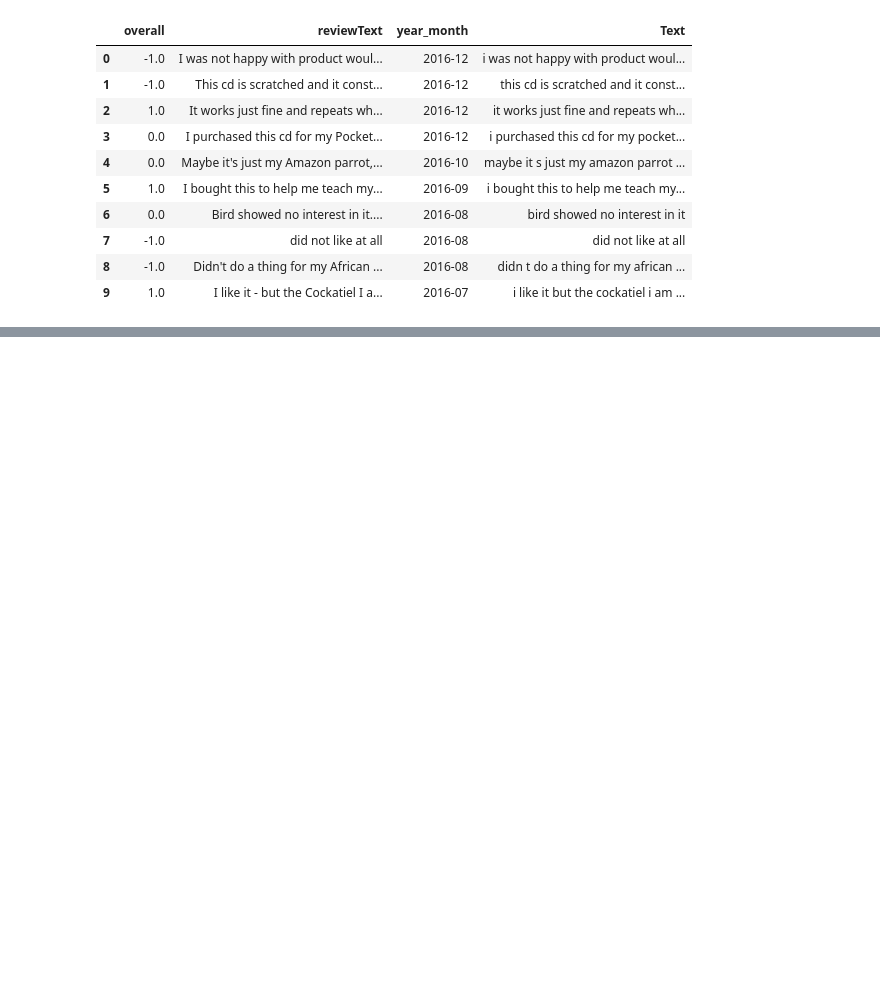
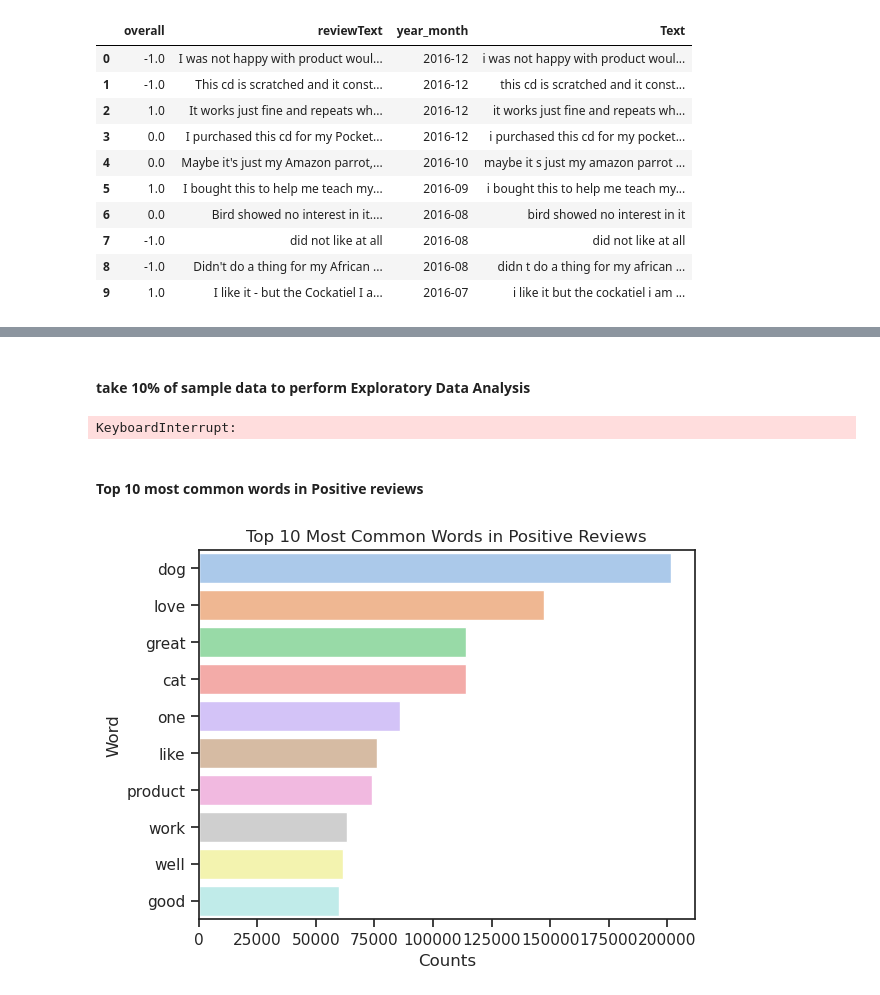
Before and after one commit to acmkc/NLP_Final_Individual_Project, a Jupyter notebook: Code/final.ipynb, the cells around one changed output, grey strips where cells are left out. Cells and saved outputs as stored; diff of their text form; code cells hidden in the pictures; blank space fills up the shorter version.

```diff
--- a/Code/final.ipynb
+++ b/Code/final.ipynb
@@ -360,0 +135,41 @@ plt.show()
+# %% [markdown]
+#### take 10% of sample data to perform Exploratory Data Analysis
+# %%
+perc = 0.001  # 10% (change this value as needed)
+sampled = review.sample(frac=perc, random_state=42)  # Randomly sample 10% of the data
+
+from textblob import TextBlob
+import pandas as pd
+import seaborn as sns
+import matplotlib.pyplot as plt
+
+# Assuming 'df' is your Pandas DataFrame with a column 'reviewText'
+# Replace 'df' with your actual DataFrame name
+
+# Concatenate all reviews into a single string
+reviews_combined = ' '.join(df['reviewText'].astype(str))
+
+# Perform part-of-speech tagging using TextBlob
+blob = TextBlob(reviews_combined)
+pos_tags = blob.tags
+
+# Create a DataFrame with columns 'word' and 'pos'
+pos_df = pd.DataFrame(pos_tags, columns=['word', 'pos'])
+
+# Get the count of each part-of-speech tag and select the top 20
+top_pos_tags = pos_df['pos'].value_counts().nlargest(20)
+
+# Plotting the top 20 part-of-speech tags using Seaborn
+plt.figure(figsize=(10, 6))  # Set the figure size (width, height)
+
+sns.barplot(x=top_pos_tags.index, y=top_pos_tags.values, palette='viridis')
+plt.title('Top 20 Part-of-Speech Tagging for Review Corpus')  # Set the title of the plot
+plt.xlabel('POS')  # Label for the x-axis
+plt.ylabel('Count')  # Label for the y-axis
+plt.xticks(rotation=45)  # Rotate x-axis labels for better readability
+
+plt.tight_layout()  # Ensure all elements are properly placed
+
+plt.show()  # Display the plot
+# %% [output]
+KeyboardInterrupt:
@@ -360,0 +179,18 @@ plt.show()
+# %% [markdown]
+#### Top 10 most common words in Positive reviews
+# %%
+text = ' '.join(sampled_data[sampled_data['overall'] == 1]['Text1'])
+words = text.split()  # Tokenizing the text into words
+fd = FreqDist(words)  # Calculating the frequency distribution of words
+
+top_10 = fd.most_common(10)
+# Create pandas series to make plotting easier
+fdist = pd.Series(dict(top_10))
+
+sns.set_theme(style="ticks")
+sns.barplot(y=fdist.index, x=fdist.values, palette='pastel',hue=fdist.index, legend=False).set( title="Top 10 Most Common Words in Positive Reviews")
+plt.xlabel('Counts')
+plt.ylabel('Word')
+plt.show()
+# %% [output]
+[figure, added]
```
Also changed, not shown: parts of 61 cells of this notebook.
